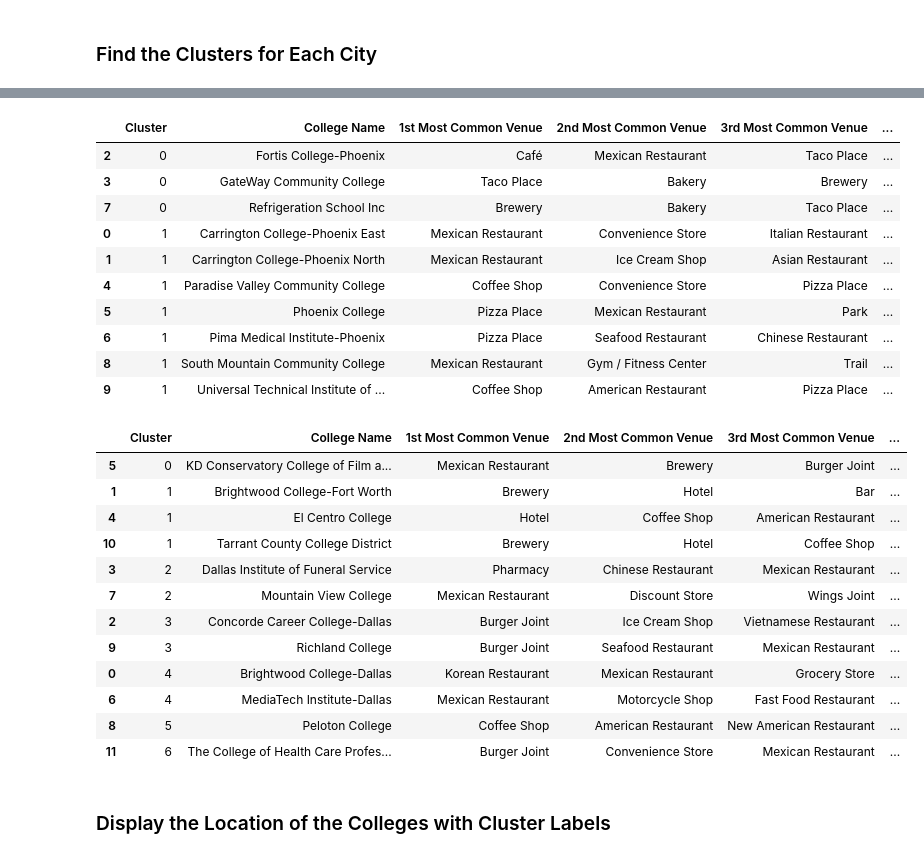
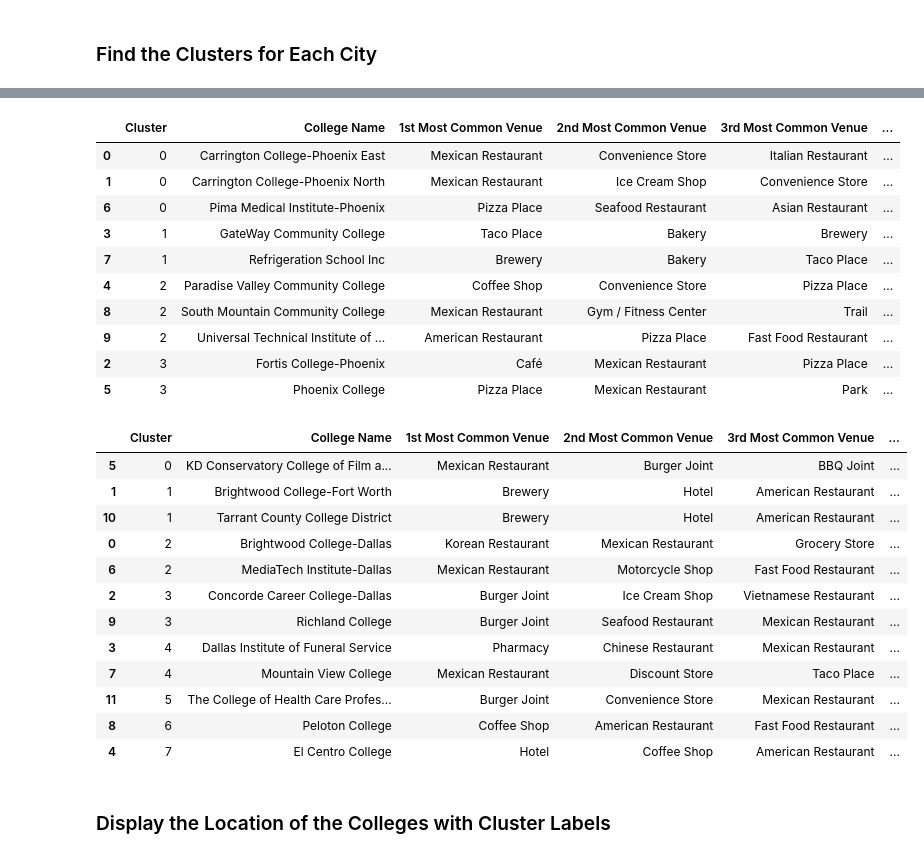
Before and after one commit to stevenatkin/Coursera_Capstone, a Jupyter notebook: capstone.ipynb, the cells around one changed output, grey strips where cells are left out. Saved outputs shown, nothing was run; the diff lists cells and outputs as text; code cells hidden in the pictures.

```diff
--- a/capstone.ipynb
+++ b/capstone.ipynb
@@ -727,5 +728,5 @@ san_sorted
 # %%
-kmeans = get_clusters(phx_grouped, 2)
+kmeans = get_clusters(phx_grouped, 4)
 
 # add clustering labels
 phx_sorted.insert(0, 'Cluster', kmeans.labels_)
@@ -734,38 +735,38 @@ phx_sorted.sort_values(by=['Cluster'], ascending=True, inplace=True)
 phx_sorted
 # %% [output]
 |  | Cluster | College Name | 1st Most Common Venue | 2nd Most Common Venue | 3rd Most Common Venue | ... |
-| 2 | 0 | Fortis College-Phoenix | Café | Mexican Restaurant | Taco Place | ... |
-| 3 | 0 | GateWay Community College | Taco Place | Bakery | Brewery | ... |
-| 7 | 0 | Refrigeration School Inc | Brewery | Bakery | Taco Place | ... |
-| 0 | 1 | Carrington College-Phoenix East | Mexican Restaurant | Convenience Store | Italian Restaurant | ... |
-| 1 | 1 | Carrington College-Phoenix North | Mexican Restaurant | Ice Cream Shop | Asian Restaurant | ... |
-| 4 | 1 | Paradise Valley Community College | Coffee Shop | Convenience Store | Pizza Place | ... |
-| 5 | 1 | Phoenix College | Pizza Place | Mexican Restaurant | Park | ... |
-| 6 | 1 | Pima Medical Institute-Phoenix | Pizza Place | Seafood Restaurant | Chinese Restaurant | ... |
-| 8 | 1 | South Mountain Community College | Mexican Restaurant | Gym / Fitness Center | Trail | ... |
-| 9 | 1 | Universal Technical Institute of ... | Coffee Shop | American Restaurant | Pizza Place | ... |
+| 0 | 0 | Carrington College-Phoenix East | Mexican Restaurant | Convenience Store | Italian Restaurant | ... |
+| 1 | 0 | Carrington College-Phoenix North | Mexican Restaurant | Ice Cream Shop | Convenience Store | ... |
+| 6 | 0 | Pima Medical Institute-Phoenix | Pizza Place | Seafood Restaurant | Asian Restaurant | ... |
+| 3 | 1 | GateWay Community College | Taco Place | Bakery | Brewery | ... |
+| 7 | 1 | Refrigeration School Inc | Brewery | Bakery | Taco Place | ... |
+| 4 | 2 | Paradise Valley Community College | Coffee Shop | Convenience Store | Pizza Place | ... |
+| 8 | 2 | South Mountain Community College | Mexican Restaurant | Gym / Fitness Center | Trail | ... |
+| 9 | 2 | Universal Technical Institute of ... | American Restaurant | Pizza Place | Fast Food Restaurant | ... |
+| 2 | 3 | Fortis College-Phoenix | Café | Mexican Restaurant | Pizza Place | ... |
+| 5 | 3 | Phoenix College | Pizza Place | Mexican Restaurant | Park | ... |
 # %%
-kmeans = get_clusters(dfw_grouped, 7)
+kmeans = get_clusters(dfw_grouped, 8)
 
 # add clustering labels
 dfw_sorted.insert(0, 'Cluster', kmeans.labels_)
 dfw_sorted.sort_values(by=['Cluster'], ascending=True, inplace=True)
 
 dfw_sorted
 # %% [output]
 |  | Cluster | College Name | 1st Most Common Venue | 2nd Most Common Venue | 3rd Most Common Venue | ... |
-| 5 | 0 | KD Conservatory College of Film a... | Mexican Restaurant | Brewery | Burger Joint | ... |
-| 1 | 1 | Brightwood College-Fort Worth | Brewery | Hotel | Bar | ... |
-| 4 | 1 | El Centro College | Hotel | Coffee Shop | American Restaurant | ... |
-| 10 | 1 | Tarrant County College District | Brewery | Hotel | Coffee Shop | ... |
-| 3 | 2 | Dallas Institute of Funeral Service | Pharmacy | Chinese Restaurant | Mexican Restaurant | ... |
-| 7 | 2 | Mountain View College | Mexican Restaurant | Discount Store | Wings Joint | ... |
+| 5 | 0 | KD Conservatory College of Film a... | Mexican Restaurant | Burger Joint | BBQ Joint | ... |
+| 1 | 1 | Brightwood College-Fort Worth | Brewery | Hotel | American Restaurant | ... |
+| 10 | 1 | Tarrant County College District | Brewery | Hotel | American Restaurant | ... |
+| 0 | 2 | Brightwood College-Dallas | Korean Restaurant | Mexican Restaurant | Grocery Store | ... |
+| 6 | 2 | MediaTech Institute-Dallas | Mexican Restaurant | Motorcycle Shop | Fast Food Restaurant | ... |
 | 2 | 3 | Concorde Career College-Dallas | Burger Joint | Ice Cream Shop | Vietnamese Restaurant | ... |
 | 9 | 3 | Richland College | Burger Joint | Seafood Restaurant | Mexican Restaurant | ... |
-| 0 | 4 | Brightwood College-Dallas | Korean Restaurant | Mexican Restaurant | Grocery Store | ... |
-| 6 | 4 | MediaTech Institute-Dallas | Mexican Restaurant | Motorcycle Shop | Fast Food Restaurant | ... |
-| 8 | 5 | Peloton College | Coffee Shop | American Restaurant | New American Restaurant | ... |
-| 11 | 6 | The College of Health Care Profes... | Burger Joint | Convenience Store | Mexican Restaurant | ... |
+| 3 | 4 | Dallas Institute of Funeral Service | Pharmacy | Chinese Restaurant | Mexican Restaurant | ... |
+| 7 | 4 | Mountain View College | Mexican Restaurant | Discount Store | Taco Place | ... |
+| 11 | 5 | The College of Health Care Profes... | Burger Joint | Convenience Store | Mexican Restaurant | ... |
+| 8 | 6 | Peloton College | Coffee Shop | American Restaurant | Fast Food Restaurant | ... |
+| 4 | 7 | El Centro College | Hotel | Coffee Shop | American Restaurant | ... |
 # %% [markdown]
 ### Display the Location of the Colleges with Cluster Labels
 # %% [markdown]
```
Also changed, not shown: parts of 6 cells of this notebook, 1 other file.
